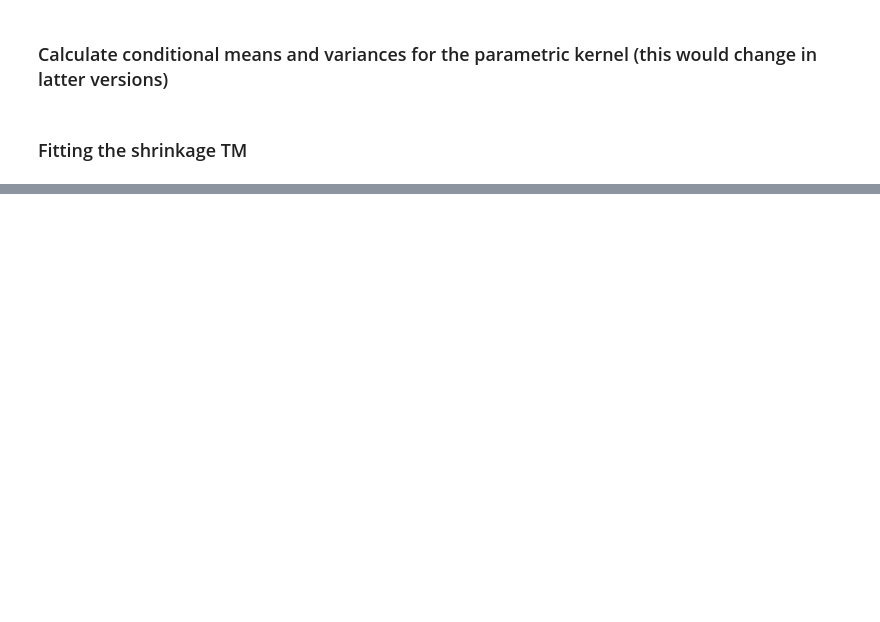
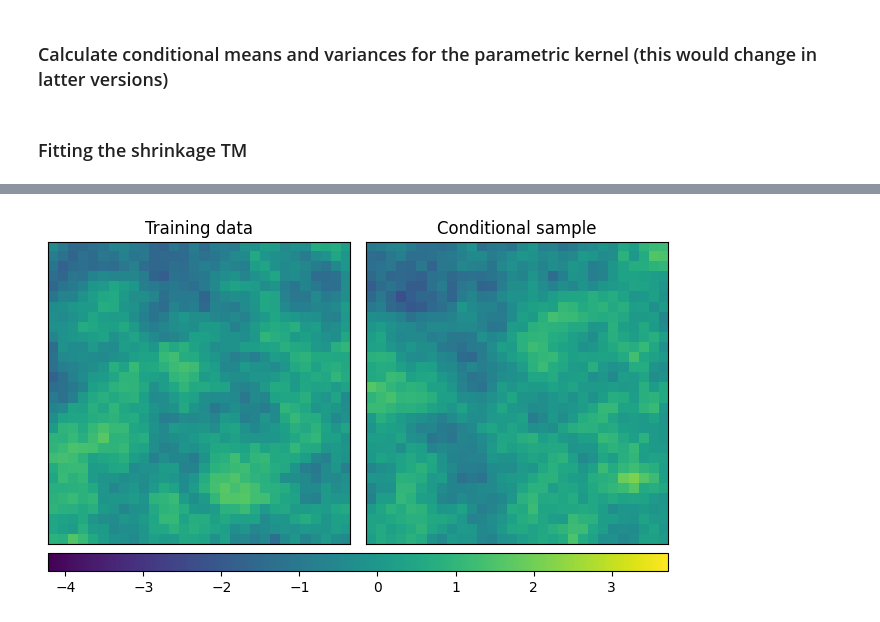
Before and after one commit to katzfuss-group/batram, a Jupyter notebook: notebooks/fit-shrinkage-tm.ipynb, the cells around one changed output, grey strips where cells are left out. Saved outputs shown, nothing was run; the diff lists cells and outputs as text; code cells hidden in the pictures; blank space fills up the shorter version.

```diff
--- a/notebooks/fit-shrinkage-tm.ipynb
+++ b/notebooks/fit-shrinkage-tm.ipynb
@@ -71,7 +68,7 @@ torchdata = torch.from_numpy(numpydata).float() #converts into torch format
 locsorder = orderings.maxmin_cpp(locs=locs) #find maxmin-ordeing
 
 obs = torchdata[0:25, :] #snip first 15 samples
-obs = obs - obs.mean(dim=0, keepdim=True) #pixel-wise centering the data
+#obs = obs - obs.mean(dim=0, keepdim=True) #pixel-wise centering the data
 obsTrain = obs
 locs = locs[locsorder, ...]
 obs = obs[..., locsorder]
@@ -177,0 +138,25 @@ TypeError: 'collections.OrderedDict' object is not callable
+# %%
+# Compare the resampled field with the training data
+vmin, vmax = obs[:40].min(), obs[:40].max()
+gspec = {"wspace": 0.05}
+fig, ax = plt.subplots(1, 2, figsize=(8, 4), gridspec_kw=gspec, squeeze=True)
+
+# Plot the training data
+ax[0].imshow(obs[5, locsorder.argsort()].reshape(num_locs, num_locs), vmin=vmin, vmax=vmax)
+ax[0].set_xticks([])
+ax[0].set_yticks([])
+ax[0].set_title("Training data")
+
+
+# Plot the conditionally resampled field (sample 2)
+im = ax[1].imshow(new_sample[locsorder.argsort()].reshape(num_locs, num_locs), vmin=vmin, vmax=vmax)
+ax[1].set_xticks([])
+ax[1].set_yticks([])
+ax[1].set_title("Conditional sample")
+
+fig.subplots_adjust(right=0.9)
+cbar = fig.add_axes([0.125, 0.05, 0.775, 0.045])
+fig.colorbar(im, cax=cbar, orientation="horizontal")
+plt.show()
+# %% [output]
+[figure, added]
```
Also changed, not shown: parts of 12 cells of this notebook, 1 other file.
